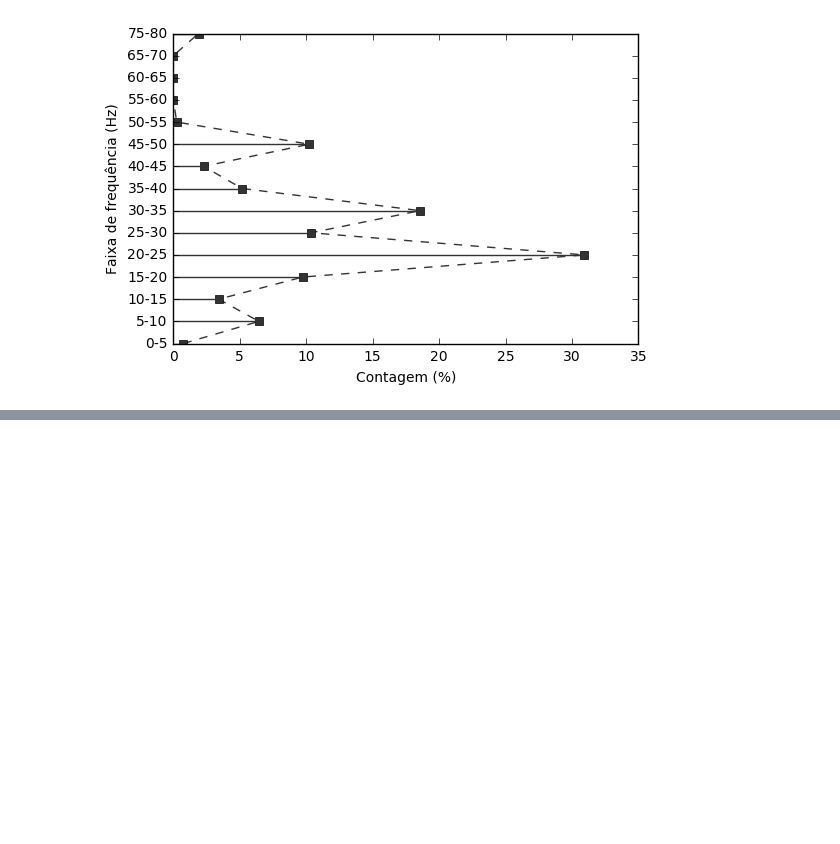
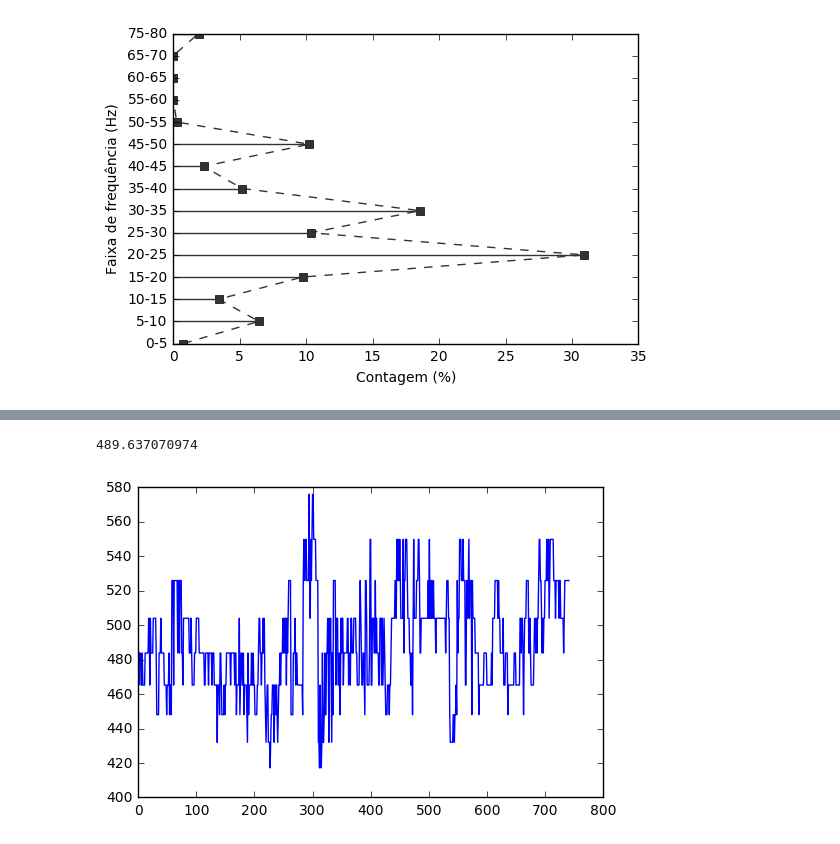
Before and after one commit to julionaojulho/image-analysis, a Jupyter notebook: test-1.ipynb, the cells around one changed output, grey strips where cells are left out. Saved outputs shown, nothing was run; the diff lists cells and outputs as text; code cells hidden in the pictures; blank space fills up the shorter version.

```diff
--- a/test-1.ipynb
+++ b/test-1.ipynb
@@ -159,0 +171,6 @@ soma = 792
+# %%
+plt.plot(50 / (np.array(b) - 4500) * (5 / 62) * fs)
+print(np.mean(50 / (np.array(b) - 4500) * (5 / 62) * fs))
+# %% [output]
+489.637070974
+[figure, added]
```
Also changed, not shown: parts of 3 cells of this notebook, 3 other files.
